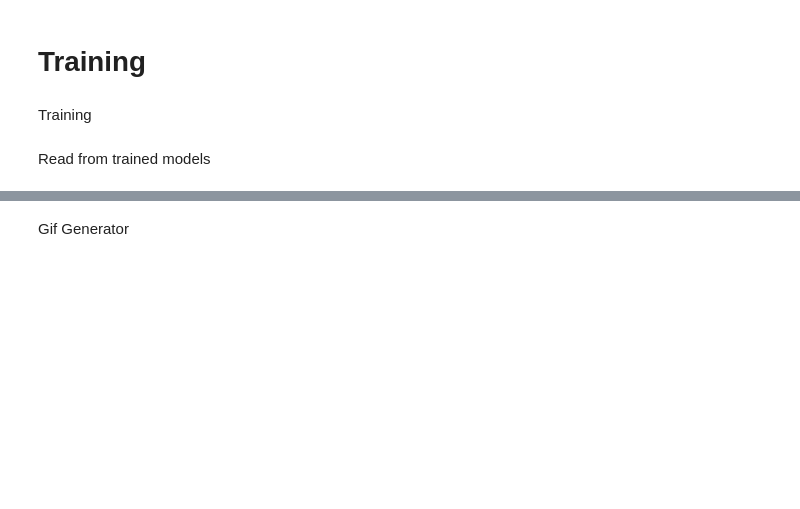
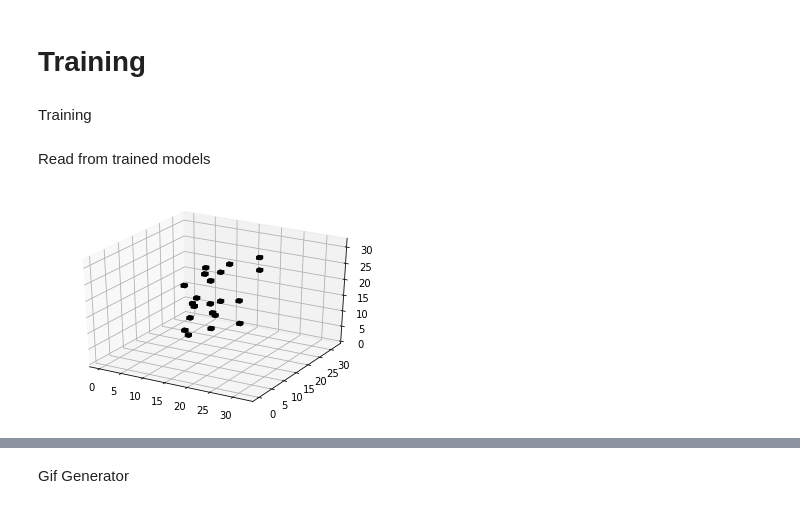
Before and after one commit to midstreeeam/3d-voxel-gen, a Jupyter notebook: model_gen.ipynb, the cells around one changed output, grey strips where cells are left out. Drawn from its saved outputs; the diff is of its cells as text; code cells hidden in the pictures; blank space fills up the shorter version.

```diff
--- a/model_gen.ipynb
+++ b/model_gen.ipynb
@@ -355,34 +353,35 @@ ca.save_weights('./filter_piecce.h5')
 # %% [markdown]
 Read from trained models
 # %%
-new_model = CAModel3D()
-new_model.load_weights('./test.h5')
+import json
+import matplotlib.pyplot as plt
 def plot_3d(arr,i):
     fig = plt.figure()
     ax = fig.add_subplot(projection='3d')
-    u = arr
+    u = np.moveaxis(arr, (0, 1), (0, 1))
     m = ax.voxels((u[:, :, :, 3] > 0.1), facecolors=np.clip(u[:, :, :, :4], 0, 1))
     clear_output()
     plt.show()
+    plt.close()
+
+new_model = CAModel3D()
+new_model.load_weights('./filter_piece.h5')
+
 
 s=32
 h=s
 w=s
 d=s
-seed = np.zeros([4, s, s, s, 16])
-seed[0, h//2, w//2 , d//2, 3:] = 1.0
-
-plot_3d()
-
-seed=new_model(seed)
-# plot_3d(seed[0],0)
-
-for i in range(200):
-  print(i)
-  seed = new_model(seed)
-  # print(seed[0])
-  # plot_3d(seed[0],i)
-
-# with open('output.json','w') as f:
-#   data = json.dumps(seed[0].numpy().tolist())
-#   f.write(data)
+# %%
+# define seed here
+from random import randint
+
+seed = np.zeros([4, s, s, s, 16])
+seed[0, h//2, w//2 , d//2, 3:] = 1.0
+
+for i in range(20):
+  seed[0,randint(7,22),randint(3,28),randint(3,28),3:]=1.0
+
+plot_3d(seed[0],0)
+# %% [output]
+[figure, added]
```
Also changed, not shown: parts of 5 cells of this notebook, 1 other file.
